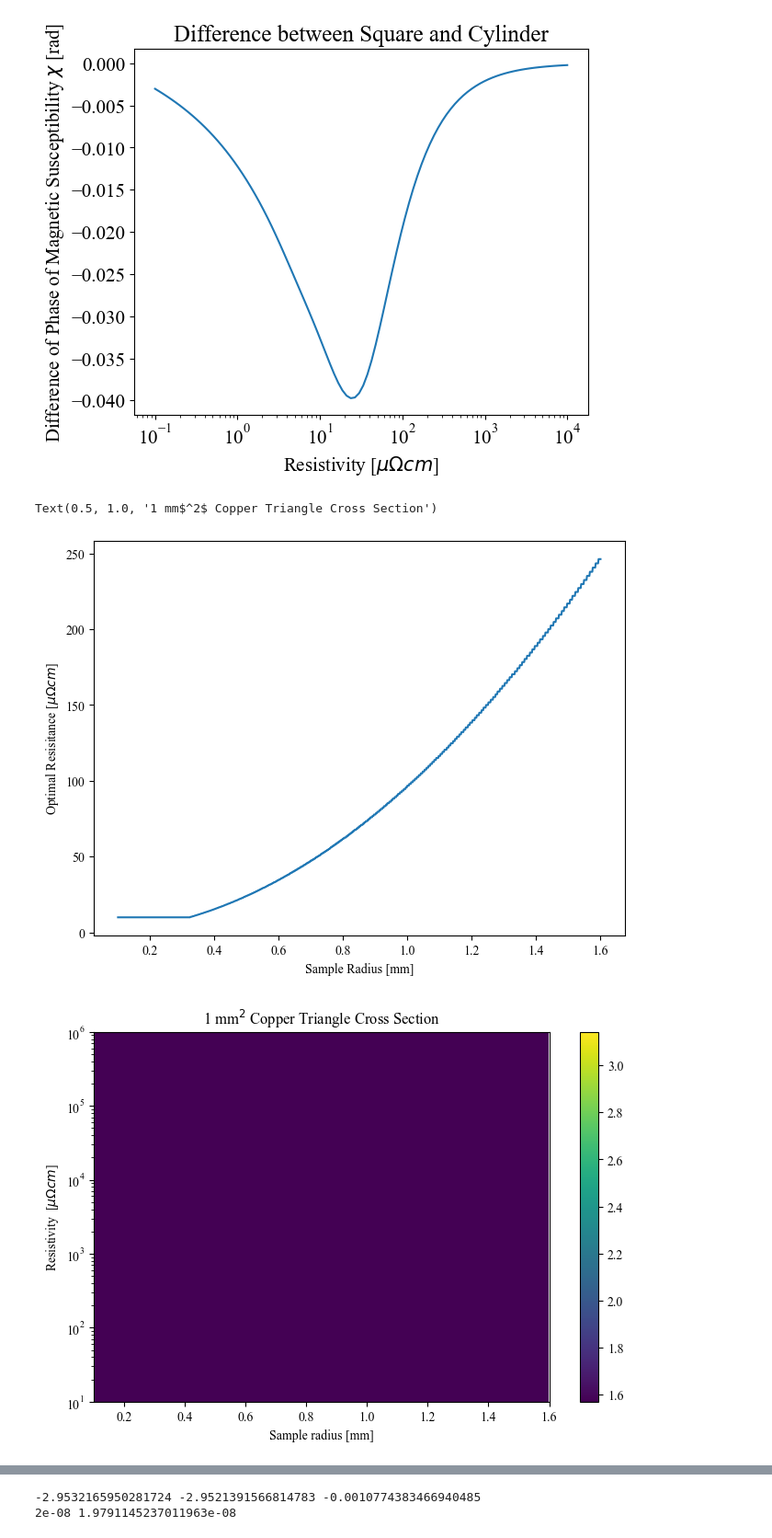
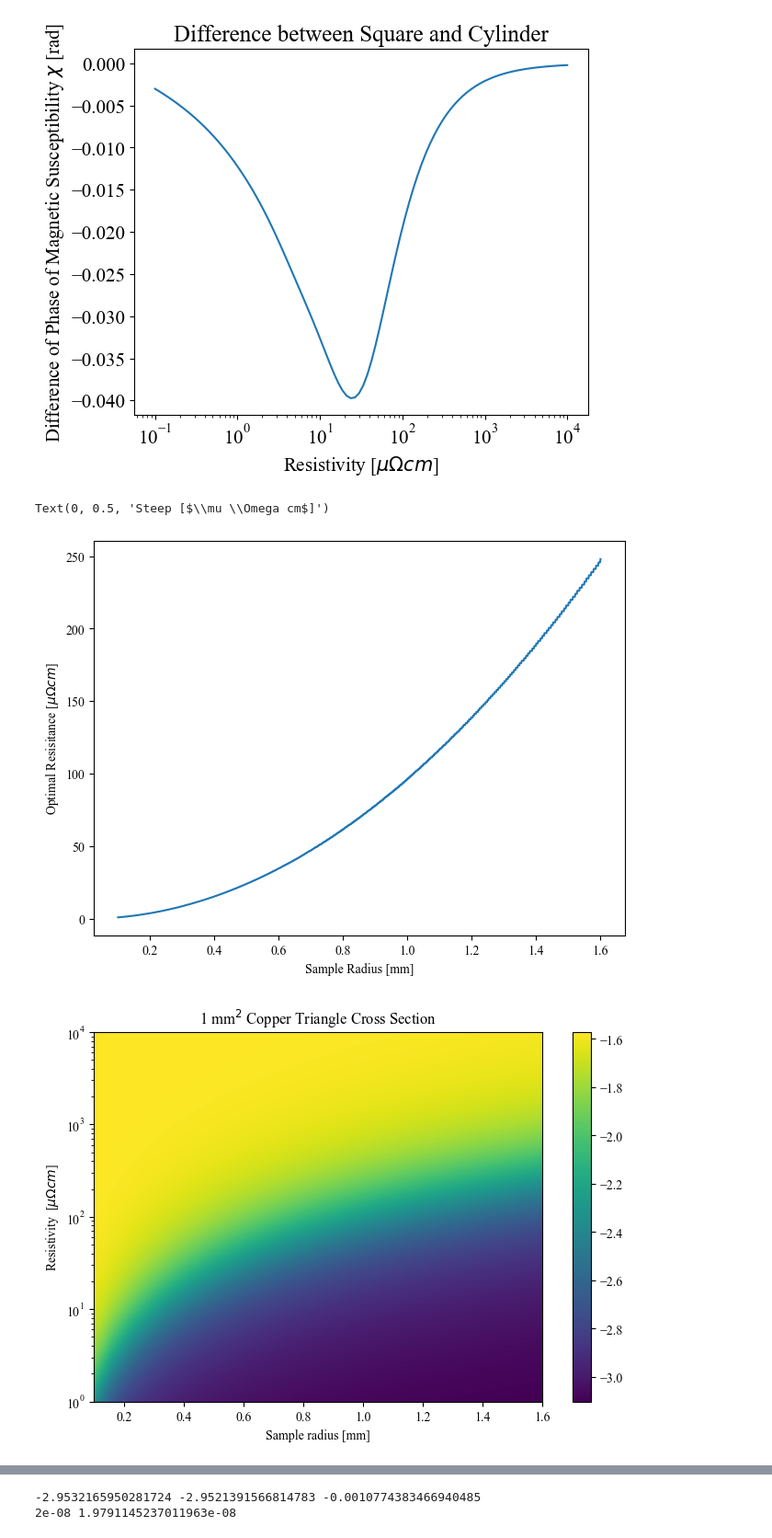
Before and after one commit to wendl198/ContactlessProbe, a Jupyter notebook: AnalysisStuff/ResistAnalysis.ipynb, the cells around one changed output, grey strips where cells are left out. Shown at 92% size. Cells and saved outputs as stored; diff of their text form; code cells hidden in the pictures.

```diff
--- a/AnalysisStuff/ResistAnalysis.ipynb
+++ b/AnalysisStuff/ResistAnalysis.ipynb
@@ -551,35 +551,54 @@ dx.tick_params(axis='y', labelsize=15)
 [figure]
 # %%
 a = np.linspace(1e-4,1.6e-3,1000)#this is the range of radii that the probe can handle
-rhos2 = np.logspace(-7,-2,1000)
+rhos2 = np.logspace(-8,-4,1000)
 # rhos = np.linspace(1e-9,1e-3,1000)
 best_rhos = np.zeros(len(a),dtype=np.float64)
+steepest = np.zeros(len(a),dtype=np.float64)
 phases = np.zeros([len(rhos2),len(a)],dtype=np.float64)
 for j, r in enumerate(a):
-    chis = np.zeros(len(rhos2),dtype=np.complex_)
+    chis3 = np.zeros(len(rhos2),dtype=np.float64)
     for i, rho in enumerate(rhos2):
         rk =(1-1j)*r/get_skin_depth(rho)
-        chis[i] = np.angle(2/rk*jv(1,rk)/jv(0,rk)-1)
-        phases[i][j] = chis[i].real
-    best_rhos[j] = rhos2[np.argmax(abs(np.gradient(chis).real))]
+        chis3[i] = np.angle(2/rk*jv(1,rk)/jv(0,rk)-1)
+        phases[i][j] = chis3[i]
+    best_rhos[j] = rhos2[np.argmax(abs(np.gradient(chis3)))]
+    # fig2 = plt.figure(constrained_layout = True)
+    # cx = fig2.add_subplot(1, 1, 1)
+    # cx.plot(chis3,rhos2*1e8)
+    # cx.set_yscale('log')
+    # cx.set_ylabel(r'Resistivity [$\mu \Omega cm$]',fontsize = 15)
+    # cx.set_xlabel(r'Phase of Magnetic Susceptibility $\chi$ [Rad]',fontsize = 15)
+    # cx.set_title(r'Resistivity versus Phase of $\chi$ for 1 mm$^2$ Samples',fontsize = 18)
+    # plt.show()
 
 fig = plt.figure(constrained_layout = True)
 ax = fig.add_subplot(1, 1, 1)
 ax.plot(a*1e3,best_rhos*1e8)
 ax.set_xlabel('Sample Radius [mm]')
 ax.set_ylabel(r'Optimal Resisitance [$\mu \Omega cm$]')
 # ax.set_title(r'1 mm$^2$ Copper Triangle Cross Section')
 
 fig2 = plt.figure(constrained_layout = True)
 bx = fig2.add_subplot(1, 1, 1)
 
-p1 = bx.imshow(phases,extent=[a[0]*1e3, a[-1]*1e3, rhos2[0]*1e8, rhos2[-1]*1e8], aspect='auto',vmin=np.pi/2, vmax=np.pi,origin='lower')#,norm=colors.LogNorm(vmin=phases.min(), vmax=phases.max()))
-fig.colorbar(p1, ax=bx)
+p1 = bx.pcolormesh(a*1e3, rhos2*1e8, phases)#,vmin=-np.pi, vmax=-np.pi/2)
+# p1 = bx.imshow(phases,extent=[a[0]*1e3, a[-1]*1e3, rhos2[0]*1e8, rhos2[-1]*1e8], aspect='auto',vmin=-np.pi, vmax=-np.pi/2,origin='lower')#,norm=colors.LogNorm(vmin=phases.min(), vmax=phases.max()))
+fig2.colorbar(p1, ax=bx)
 bx.set_ylabel(r'Resistivity  [$\mu \Omega cm$]')
 bx.set_xlabel('Sample radius [mm]')
 bx.set_yscale('log')
 bx.set_title(r'1 mm$^2$ Copper Triangle Cross Section')
+
+for j in range(len(phases[0])):
+    steepest[j] = max(abs(np.gradient(phases[j])))
+
+fig3 = plt.figure(constrained_layout = True)
+cx = fig3.add_subplot(1, 1, 1)
+cx.plot(a*1e3,steepest)
+cx.set_xlabel('Sample Radius [mm]')
+cx.set_ylabel(r'Steep [$\mu \Omega cm$]')
 # %% [output]
-Text(0.5, 1.0, '1 mm$^2$ Copper Triangle Cross Section')
+Text(0, 0.5, 'Steep [$\\mu \\Omega cm$]')
-[figure, old version]
+[figure, new version]
-[figure, old version]
+[figure, new version]
```
Also changed, not shown: parts of 3 cells of this notebook, 3 other files.
